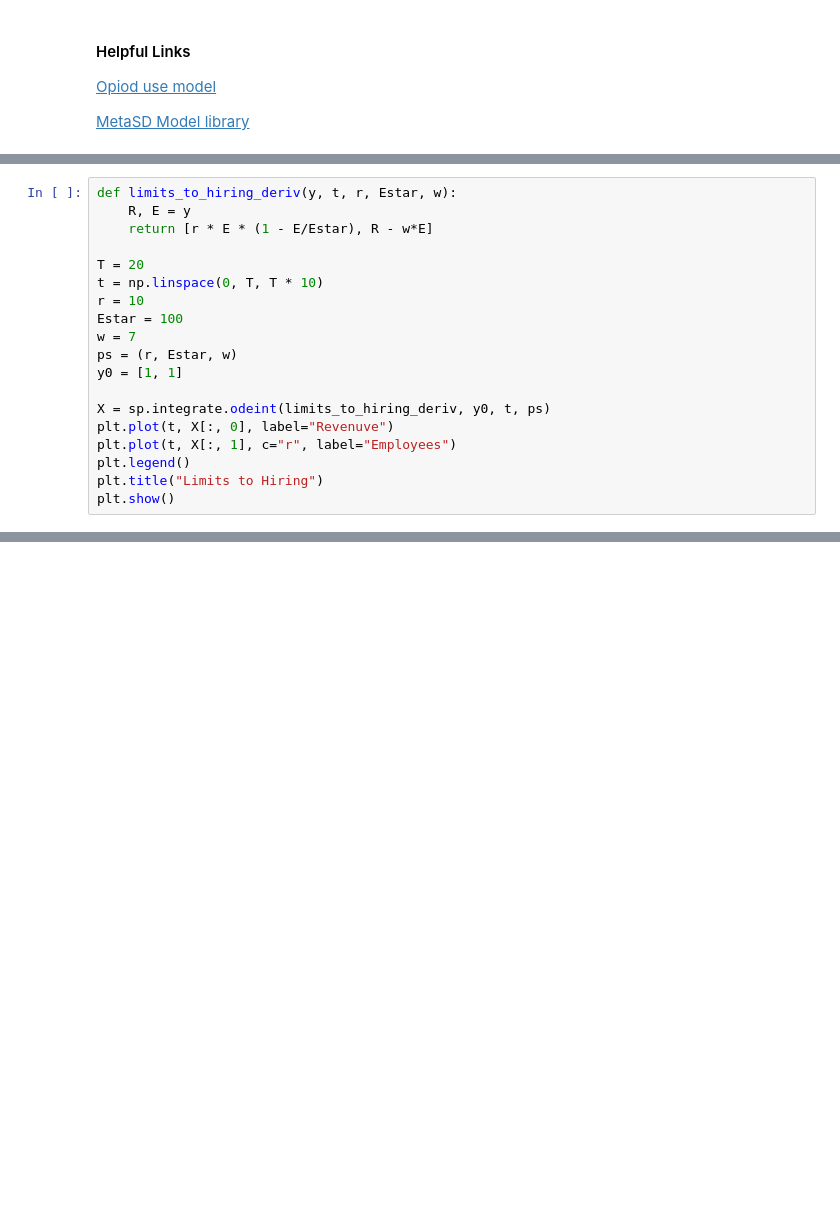
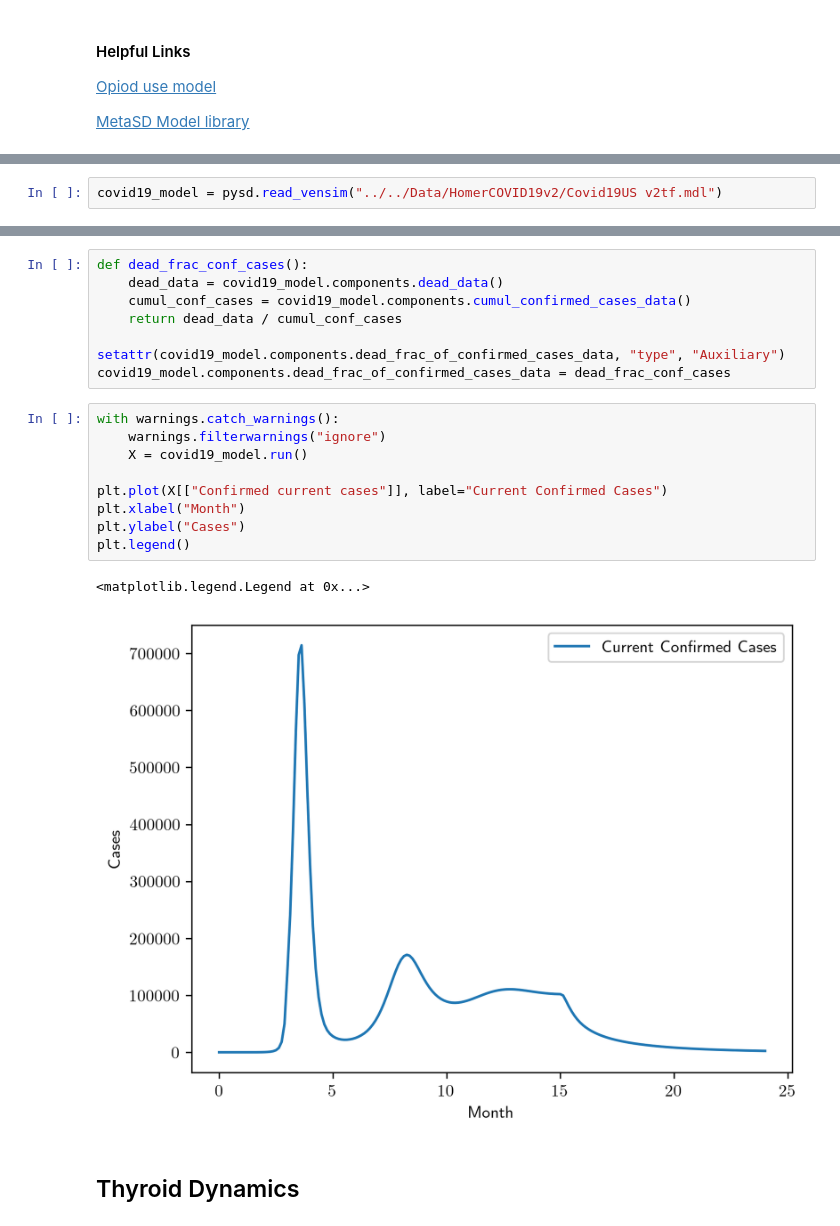
Before and after one commit to djpasseyjr/graphinference, a Jupyter notebook: Notebooks/Jupyter/StockAndFlowSimulations.ipynb, the cells around one changed output, grey strips where cells are left out. Saved outputs shown, nothing was run; the diff lists cells and outputs as text; blank space fills up the shorter version.

Commit message:
System dynamics models and archetype notebooks

```diff
--- a/Notebooks/Jupyter/StockAndFlowSimulations.ipynb
+++ b/Notebooks/Jupyter/StockAndFlowSimulations.ipynb
@@ -253,19 +149,0 @@ Let's see what happens.
-# %%
-def limits_to_hiring_deriv(y, t, r, Estar, w):
-    R, E = y
-    return [r * E * (1 - E/Estar), R - w*E]
-
-T = 20
-t = np.linspace(0, T, T * 10)
-r = 10
-Estar = 100
-w = 7
-ps = (r, Estar, w)
-y0 = [1, 1]
-
-X = sp.integrate.odeint(limits_to_hiring_deriv, y0, t, ps)
-plt.plot(t, X[:, 0], label="Revenuve")
-plt.plot(t, X[:, 1], c="r", label="Employees")
-plt.legend()
-plt.title("Limits to Hiring")
-plt.show()
@@ -427,0 +154,2 @@ R = lambda E: Rmax * (r*E)
+# %%
+covid19_model = pysd.read_vensim("../../Data/HomerCOVID19v2/Covid19US v2tf.mdl")
@@ -427,0 +175,22 @@ R = lambda E: Rmax * (r*E)
+# %%
+def dead_frac_conf_cases():
+    dead_data = covid19_model.components.dead_data()
+    cumul_conf_cases = covid19_model.components.cumul_confirmed_cases_data()
+    return dead_data / cumul_conf_cases
+
+setattr(covid19_model.components.dead_frac_of_confirmed_cases_data, "type", "Auxiliary")
+covid19_model.components.dead_frac_of_confirmed_cases_data = dead_frac_conf_cases
+# %%
+with warnings.catch_warnings():
+    warnings.filterwarnings("ignore")
+    X = covid19_model.run()
+
+plt.plot(X[["Confirmed current cases"]], label="Current Confirmed Cases")
+plt.xlabel("Month")
+plt.ylabel("Cases")
+plt.legend()
+# %% [output]
+<matplotlib.legend.Legend at 0x...>
+[figure, added]
+# %% [markdown]
+## Thyroid Dynamics
```
Also changed, not shown: parts of 26 cells of this notebook, 11 other files.
